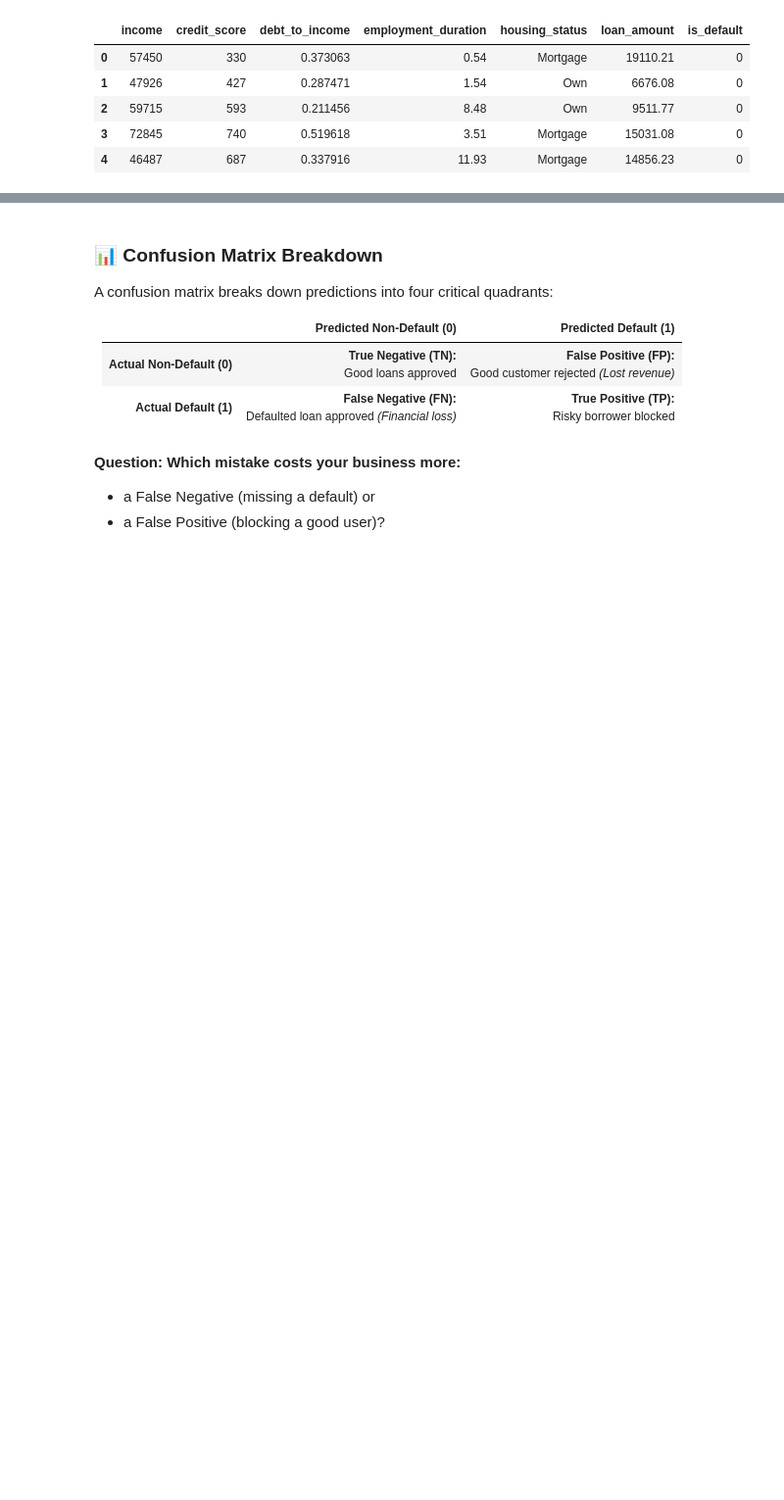
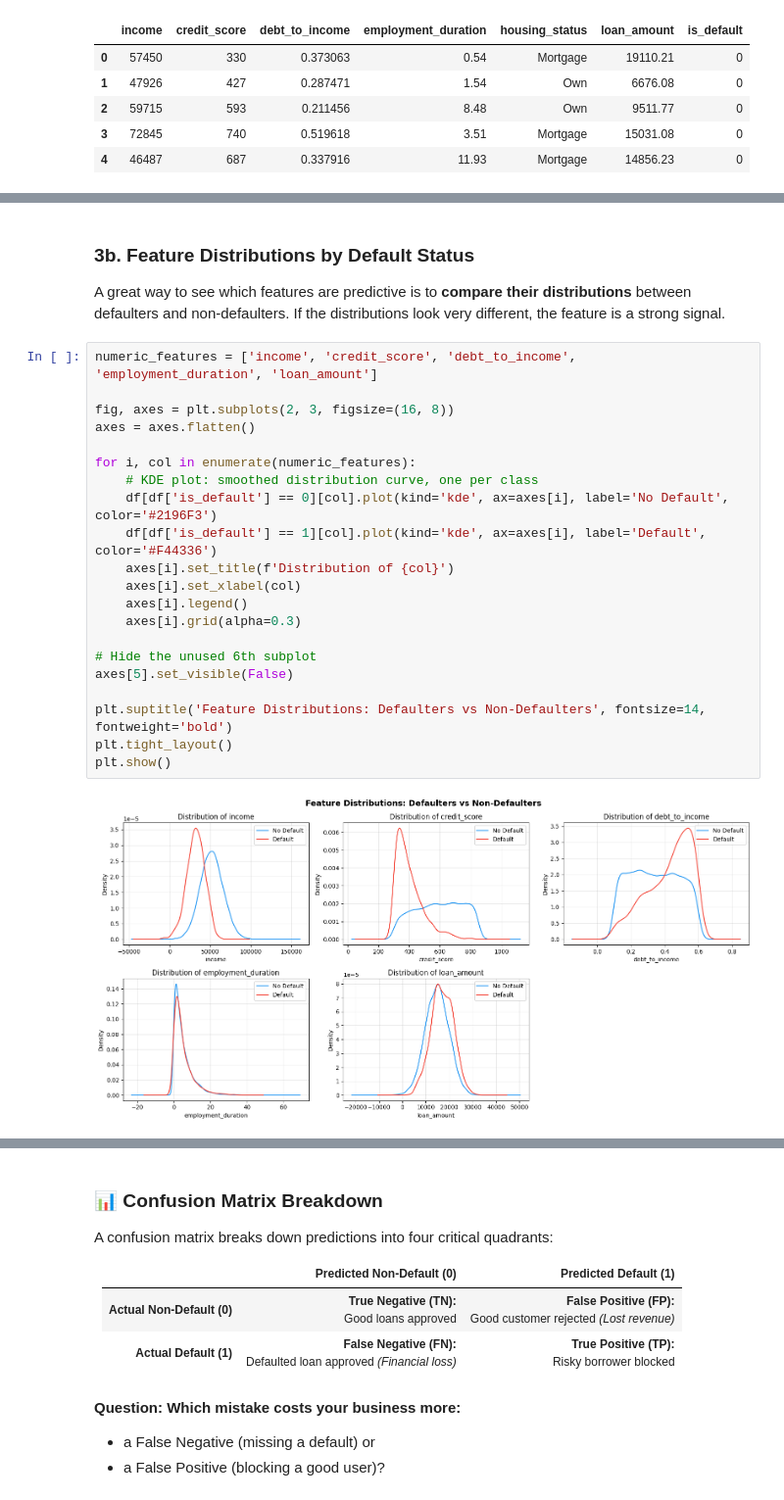
Before and after one commit to ash322ash422/tut_ml, a Jupyter notebook: 2_classify_logistic_regression/logistic_reg3_loan_defaulter_logistic_DecTree_LightGBM.ipynb, the cells around one changed output, grey strips where cells are left out. Shown at 98% size. Drawn from its saved outputs; the diff is of its cells as text; blank space fills up the shorter version.

```diff
--- a/2_classify_logistic_regression/logistic_reg3_loan_defaulter_logistic_DecTree_LightGBM.ipynb
+++ b/2_classify_logistic_regression/logistic_reg3_loan_defaulter_logistic_DecTree_LightGBM.ipynb
@@ -169,0 +179,27 @@ print(X_train_scaled[0])    # scaled
+# %% [markdown]
+### 3b. Feature Distributions by Default Status
+
+A great way to see which features are predictive is to **compare their distributions** between defaulters and non-defaulters. If the distributions look very different, the feature is a strong signal.
+# %%
+numeric_features = ['income', 'credit_score', 'debt_to_income', 'employment_duration', 'loan_amount']
+
+fig, axes = plt.subplots(2, 3, figsize=(16, 8))
+axes = axes.flatten()
+
+for i, col in enumerate(numeric_features):
+    # KDE plot: smoothed distribution curve, one per class
+    df[df['is_default'] == 0][col].plot(kind='kde', ax=axes[i], label='No Default', color='#2196F3')
+    df[df['is_default'] == 1][col].plot(kind='kde', ax=axes[i], label='Default', color='#F44336')
+    axes[i].set_title(f'Distribution of {col}')
+    axes[i].set_xlabel(col)
+    axes[i].legend()
+    axes[i].grid(alpha=0.3)
+
+# Hide the unused 6th subplot
+axes[5].set_visible(False)
+
+plt.suptitle('Feature Distributions: Defaulters vs Non-Defaulters', fontsize=14, fontweight='bold')
+plt.tight_layout()
+plt.show()
+# %% [output]
+[figure, added]
```
Also changed, not shown: parts of 69 cells of this notebook, 2 other files.
